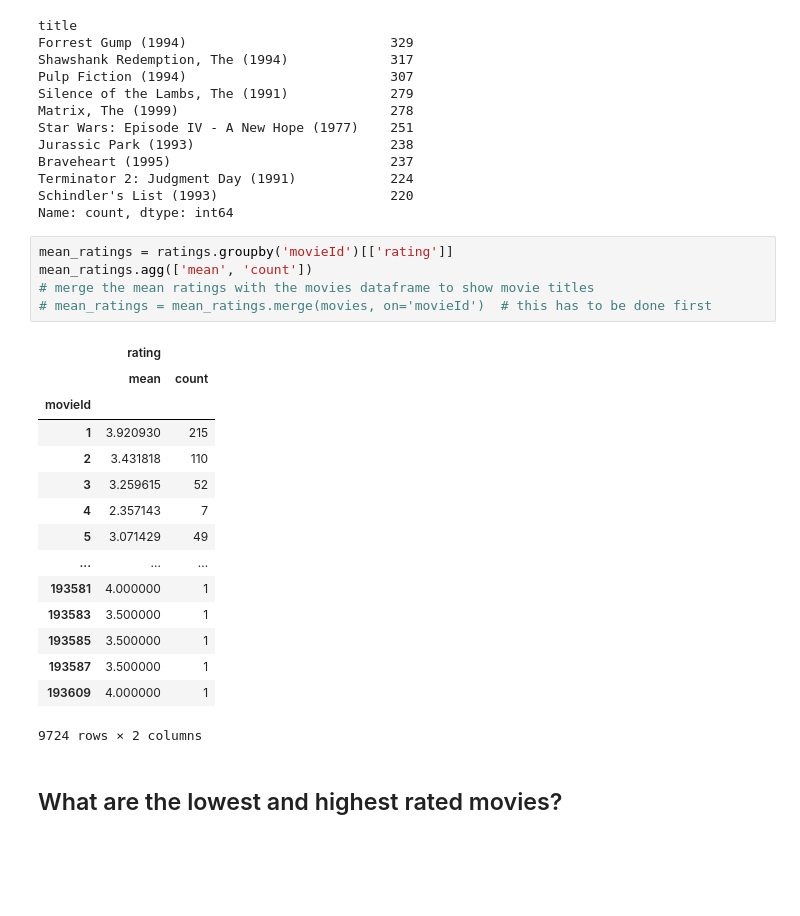
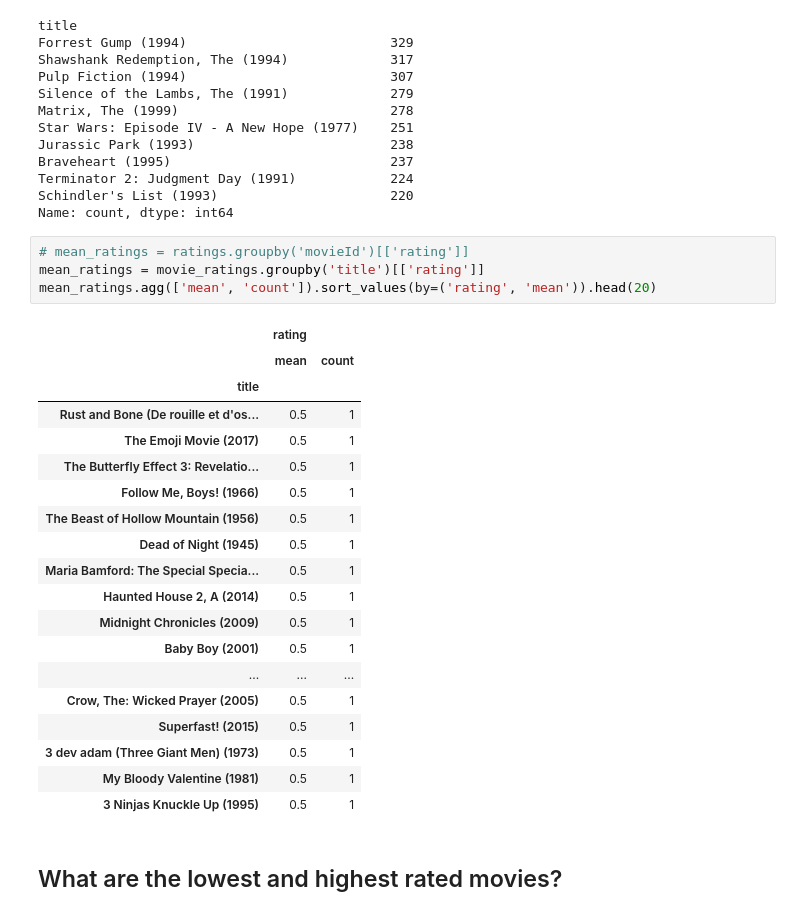
Before and after one commit to ckashby/movierecomm, a Jupyter notebook: grouplens.ipynb, the cells around one changed output. Cells and saved outputs as stored; diff of their text form; blank space fills up the shorter version.

Commit message:
update groupby to display movie title

```diff
--- a/grouplens.ipynb
+++ b/grouplens.ipynb
@@ -76,27 +76,30 @@ Braveheart (1995)                            237
 Terminator 2: Judgment Day (1991)            224
 Schindler's List (1993)                      220
 Name: count, dtype: int64
-# %%
-mean_ratings = ratings.groupby('movieId')[['rating']]
-mean_ratings.agg(['mean', 'count'])
-# merge the mean ratings with the movies dataframe to show movie titles
-# mean_ratings = mean_ratings.merge(movies, on='movieId')  # this has to be done first
-# %% [output]
-|  | rating |  |
-|  | mean | count |
-| movieId |  |  |
-| 1 | 3.920930 | 215 |
-| 2 | 3.431818 | 110 |
-| 3 | 3.259615 | 52 |
-| 4 | 2.357143 | 7 |
-| 5 | 3.071429 | 49 |
-| ... | ... | ... |
-| 193581 | 4.000000 | 1 |
-| 193583 | 3.500000 | 1 |
-| 193585 | 3.500000 | 1 |
-| 193587 | 3.500000 | 1 |
-| 193609 | 4.000000 | 1 |
-9724 rows × 2 columns
+# %%
+# mean_ratings = ratings.groupby('movieId')[['rating']]
+mean_ratings = movie_ratings.groupby('title')[['rating']]
+mean_ratings.agg(['mean', 'count']).sort_values(by=('rating', 'mean')).head(20)
+# %% [output]
+|  | rating |  |
+|  | mean | count |
+| title |  |  |
+| Rust and Bone (De rouille et d'os... | 0.5 | 1 |
+| The Emoji Movie (2017) | 0.5 | 1 |
+| The Butterfly Effect 3: Revelatio... | 0.5 | 1 |
+| Follow Me, Boys! (1966) | 0.5 | 1 |
+| The Beast of Hollow Mountain (1956) | 0.5 | 1 |
+| Dead of Night (1945) | 0.5 | 1 |
+| Maria Bamford: The Special Specia... | 0.5 | 1 |
+| Haunted House 2, A (2014) | 0.5 | 1 |
+| Midnight Chronicles (2009) | 0.5 | 1 |
+| Baby Boy (2001) | 0.5 | 1 |
+| ... | ... | ... |
+| Crow, The: Wicked Prayer (2005) | 0.5 | 1 |
+| Superfast! (2015) | 0.5 | 1 |
+| 3 dev adam (Three Giant Men) (1973) | 0.5 | 1 |
+| My Bloody Valentine (1981) | 0.5 | 1 |
+| 3 Ninjas Knuckle Up (1995) | 0.5 | 1 |
 # %% [markdown]
 ## What are the lowest and highest rated movies?
 # %%
```
